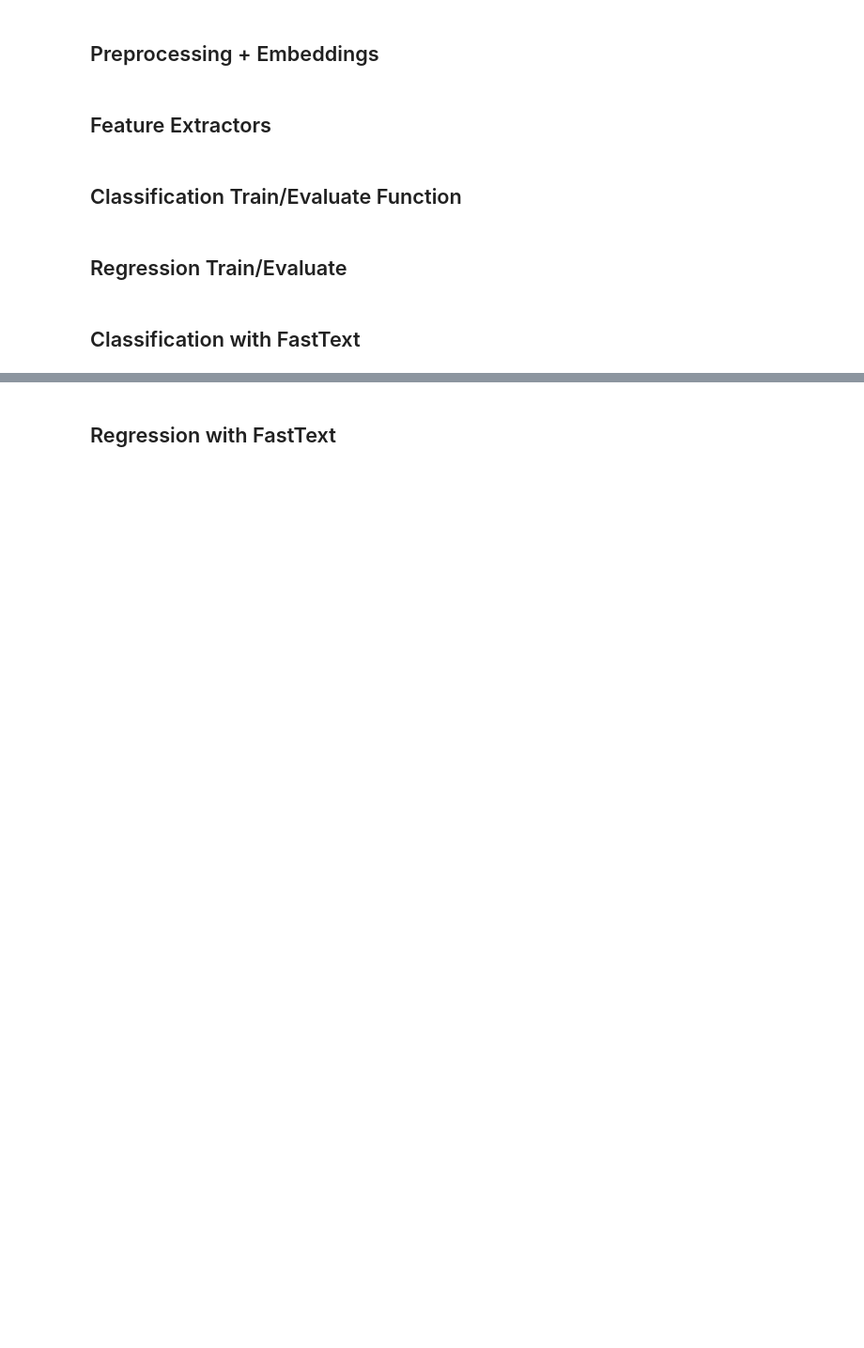
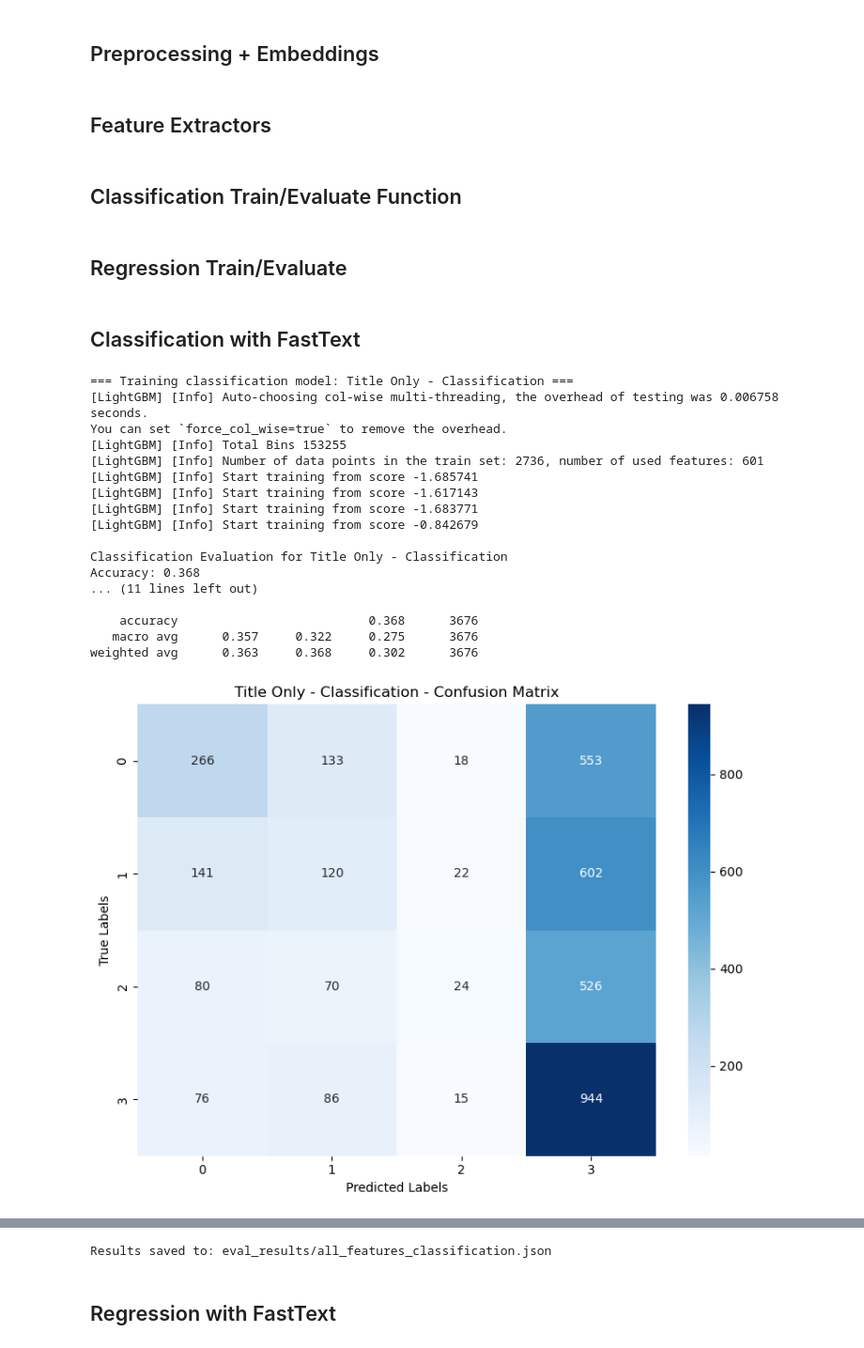
Before and after one commit to Eluminix/AI-Lab, a Jupyter notebook: 2.2 Word Embeddings Multilingual Classification Regression.ipynb, the cells around one changed output, grey strips where cells are left out. Shown: that part at 94% size. Drawn from its saved outputs; the diff is of its cells as text; code cells hidden in the pictures; blank space fills up the shorter version.

```diff
--- a/2.2 Word Embeddings Multilingual Classification Regression.ipynb
+++ b/2.2 Word Embeddings Multilingual Classification Regression.ipynb
@@ -22,7 +30,10 @@ nltk.download('punkt_tab')
 # %%
 # Load CSV with all pairs
 print("Loading CSV...")
-df = pd.read_csv("data/full_dataset.csv")
+
+# Load your custom split datasets
+train_df = pd.read_csv("data/full_dataset.csv")
+test_df = pd.read_csv("test_data/test_dataset.csv")
 
 # Paths to multilingual FastText aligned vectors (.vec files)
 fasttext_model_paths = {
@@ -32,7 +43,10 @@ fasttext_model_paths = {
     'pl': 'pretrained_models/fasttext/wiki.pl.align.vec',
     'tr': 'pretrained_models/fasttext/wiki.tr.align.vec',
     'ar': 'pretrained_models/fasttext/wiki.ar.align.vec',
-    'fr': 'pretrained_models/fasttext/wiki.fr.align.vec'
+    'fr': 'pretrained_models/fasttext/wiki.fr.align.vec',
+    'it': 'pretrained_models/fasttext/wiki.it.align.vec',
+    'ru': 'pretrained_models/fasttext/wiki.ru.align.vec',
+    'zh': 'pretrained_models/fasttext/wiki.zh.align.vec',
 }
 
 # Load and cache gensim models
@@ -228,9 +326,55 @@ def run_regression(df, feature_func, model, description):
 # %% [markdown]
 ## Classification with FastText
 # %%
-results = []
+classification_results = []
 
-results.append(run_classification(df, extract_features_lang_aware(extract_title_features), None, "Title Only - Classification"))
-results.append(run_classification(df, extract_features_lang_aware(extract_text_features), None, "Text Only - Classification"))
-results.append(run_classification(df, extract_features_lang_aware(extract_combined_features), None, "Title + Text - Classification"))
-results.append(run_classification(df, extract_features_lang_aware(extract_all_features), None, "All Features - Classification"))
+classification_results.append(run_classification2(
+    train_df, test_df,
+    extract_features_lang_aware(extract_title_features),
+    None,
+    "Title Only - Classification",
+    save_json_file_name="title_only_classification.json"
+))
+
+classification_results.append(run_classification2(
+    train_df, test_df,
+    extract_features_lang_aware(extract_text_features),
+    None,
+    "Text Only - Classification",
+    save_json_file_name="text_only_classification.json"
+))
+
+classification_results.append(run_classification2(
+    train_df, test_df,
+    extract_features_lang_aware(extract_combined_features),
+    None,
+    "Title + Text - Classification",
+    save_json_file_name="title_text_classification.json"
+))
+
+classification_results.append(run_classification2(
+    train_df, test_df,
+    extract_features_lang_aware(extract_all_features),
+    None,
+    "All Features - Classification",
+    save_json_file_name="all_features_classification.json"
+))
+# %% [output]
+=== Training classification model: Title Only - Classification ===
+[LightGBM] [Info] Auto-choosing col-wise multi-threading, the overhead of testing was 0.006758 seconds.
+You can set `force_col_wise=true` to remove the overhead.
+[LightGBM] [Info] Total Bins 153255
+[LightGBM] [Info] Number of data points in the train set: 2736, number of used features: 601
+[LightGBM] [Info] Start training from score -1.685741
+[LightGBM] [Info] Start training from score -1.617143
+[LightGBM] [Info] Start training from score -1.683771
+[LightGBM] [Info] Start training from score -0.842679
+
+Classification Evaluation for Title Only - Classification
+Accuracy: 0.368
+... (11 lines left out)
+
+    accuracy                          0.368      3676
+   macro avg      0.357     0.322     0.275      3676
+weighted avg      0.363     0.368     0.302      3676
+[figure, added]
@@ -237,3 +435,4 @@ results.append(run_classification(df, extract_features_lang_aware(extract_all_fe
+Results saved to: eval_results/all_features_classification.json
 # %% [markdown]
 ## Regression with FastText
 # %%
```
Also changed, not shown: parts of 8 cells of this notebook, 1 other file.
